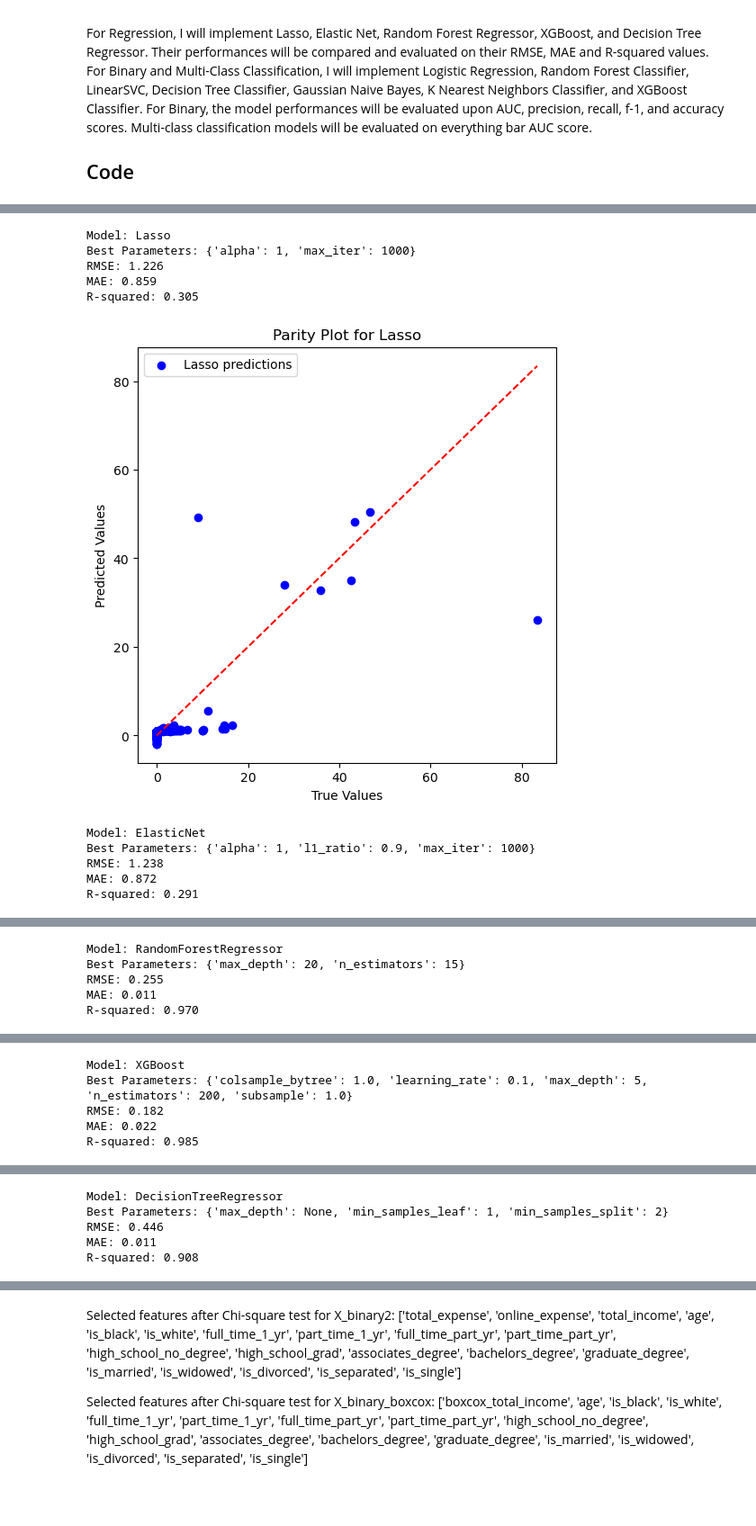
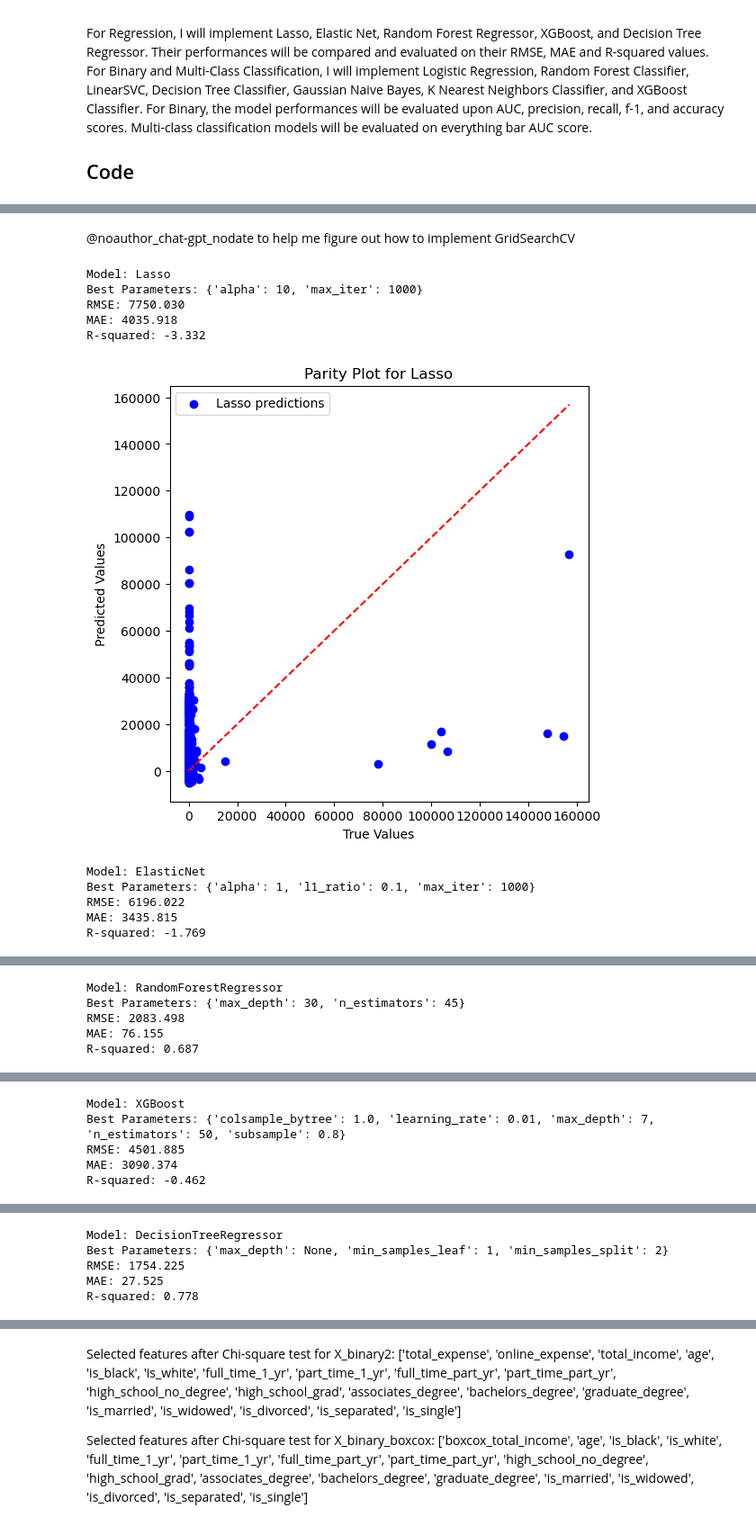
Before and after one commit to hungtran10/5000project-hungtran, a Jupyter notebook: technical-details/supervised-learning/main.ipynb, the cells around one changed output, grey strips where cells are left out. Shown at 90% size. Cells and saved outputs as stored; diff of their text form; code cells hidden in the pictures; blank space fills up the shorter version.

```diff
--- a/technical-details/supervised-learning/main.ipynb
+++ b/technical-details/supervised-learning/main.ipynb
@@ -50,8 +50,8 @@ import itertools
 df = pd.read_csv('../../data/processed-data/ces_clean_normalized.csv')
 
 # Identify relevant columns
-continuous_cols = ['total_expense', 'online_expense', 'online_percentage', 'total_income', 'age']
-boxcox_continuous_cols = ['boxcox_total_expense', 'boxcox_online_expense', 'boxcox_online_percent', 'boxcox_total_income', 'age']
+continuous_cols = ['total_expense', 'online_expense', 'total_income']
+boxcox_continuous_cols = ['boxcox_total_expense', 'boxcox_online_expense', 'boxcox_total_income', 'age']
 categorical_cols = ['is_asian', 'is_black', 'race_unknown', 'is_native_american', 'is_other_race',
                      'is_pacific_islander', 'is_white', 'full_time_1_yr',
                      'part_time_1_yr', 'full_time_part_yr', 'part_time_part_yr',
@@ -182,11 +183,12 @@ Random Forest is an ensemble learning method that builds multiple decision trees
 - **Minimum Samples Split:** Minimum number of samples required to split a node.
 - **Minimum Samples Leaf:** Minimum number of samples required to be at a leaf node.
 - **Criterion:** The function to measure the quality of a split (e.g., MSE, MAE).
+# %% [markdown]
+@noauthor_chat-gpt_nodate to help me figure out how to implement GridSearchCV
 # %%
-
 # Research Question: Can we predict one's online shopping expenditure based on their annual earnings and expenses?
-X_regression = df_continuous.drop(columns='online_percentage')
-y_regression = df_continuous['online_percentage']
+X_regression = df_continuous.drop(columns='online_expense')
+y_regression = df_continuous['online_expense']
 
 # Scale the features
 scaler = StandardScaler()
@@ -225,40 +227,40 @@ for name, model in models.items():
     }
 
     # Perform GridSearchCV to find the best parameter combination
     grid_search = GridSearchCV(model, param_grid[name], cv=5, scoring='neg_root_mean_squared_error')
     grid_search.fit(X_train, y_train, sample_weight=sample_weights)
 
     # Best model
     best_model = grid_search.best_estimator_
 
     # Predictions
     y_pred = best_model.predict(X_test)
 
     # Evaluate and print performance metrics
     print(f"Model: {name}")
     print(f"Best Parameters: {grid_search.best_params_}")
     print(f"RMSE: {mean_squared_error(y_test, y_pred, squared=False):.3f}")
     print(f"MAE: {mean_absolute_error(y_test, y_pred):.3f}")
     print(f"R-squared: {r2_score(y_test, y_pred):.3f}\n")
 
     # Plotting predictions vs actual for comparison (parity plot)
     plt.figure(figsize=(6, 6))
     plt.scatter(y_test, y_pred, color='blue', label=f'{name} predictions')
     plt.plot([min(y_test), max(y_test)], [min(y_test), max(y_test)], color='red', linestyle='--')
     plt.xlabel("True Values")
     plt.ylabel("Predicted Values")
     plt.title(f"Parity Plot for {name}")
     plt.legend()
     plt.show()
 # %% [output]
 Model: Lasso
-Best Parameters: {'alpha': 1, 'max_iter': 1000}
-RMSE: 1.226
-MAE: 0.859
-R-squared: 0.305
+Best Parameters: {'alpha': 10, 'max_iter': 1000}
+RMSE: 7750.030
+MAE: 4035.918
+R-squared: -3.332
-[figure, old version]
+[figure, new version]
 Model: ElasticNet
-Best Parameters: {'alpha': 1, 'l1_ratio': 0.9, 'max_iter': 1000}
-RMSE: 1.238
-MAE: 0.872
-R-squared: 0.291
+Best Parameters: {'alpha': 1, 'l1_ratio': 0.1, 'max_iter': 1000}
+RMSE: 6196.022
+MAE: 3435.815
+R-squared: -1.769
@@ -266,5 +268,5 @@ R-squared: 0.291
 Model: RandomForestRegressor
-Best Parameters: {'max_depth': 20, 'n_estimators': 15}
-RMSE: 0.255
-MAE: 0.011
-R-squared: 0.970
+Best Parameters: {'max_depth': 30, 'n_estimators': 45}
+RMSE: 2083.498
+MAE: 76.155
+R-squared: 0.687
@@ -272,5 +274,5 @@ R-squared: 0.970
 Model: XGBoost
-Best Parameters: {'colsample_bytree': 1.0, 'learning_rate': 0.1, 'max_depth': 5, 'n_estimators': 200, 'subsample': 1.0}
-RMSE: 0.182
-MAE: 0.022
-R-squared: 0.985
+Best Parameters: {'colsample_bytree': 1.0, 'learning_rate': 0.01, 'max_depth': 7, 'n_estimators': 50, 'subsample': 0.8}
+RMSE: 4501.885
+MAE: 3090.374
+R-squared: -0.462
@@ -278,5 +280,5 @@ R-squared: 0.985
 Model: DecisionTreeRegressor
 Best Parameters: {'max_depth': None, 'min_samples_leaf': 1, 'min_samples_split': 2}
-RMSE: 0.446
-MAE: 0.011
-R-squared: 0.908
+RMSE: 1754.225
+MAE: 27.525
+R-squared: 0.778
```
Also changed, not shown: parts of 19 cells of this notebook, 9 other files.
